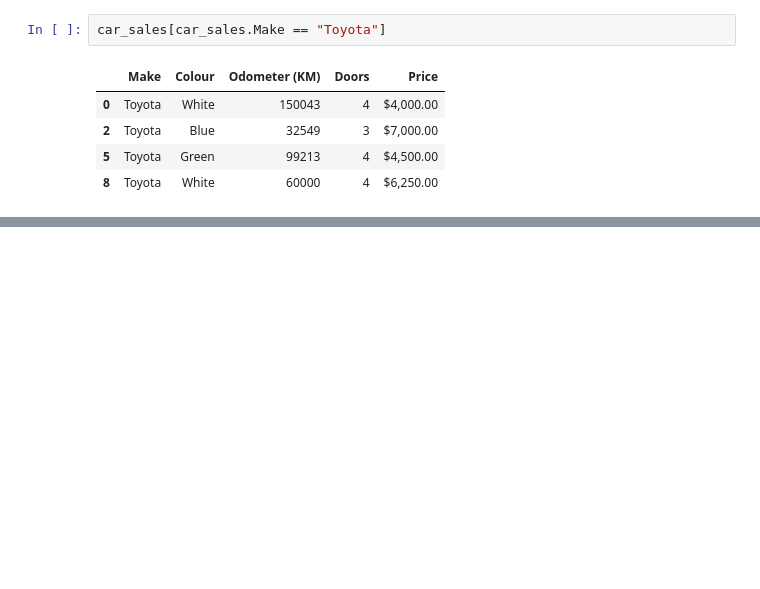
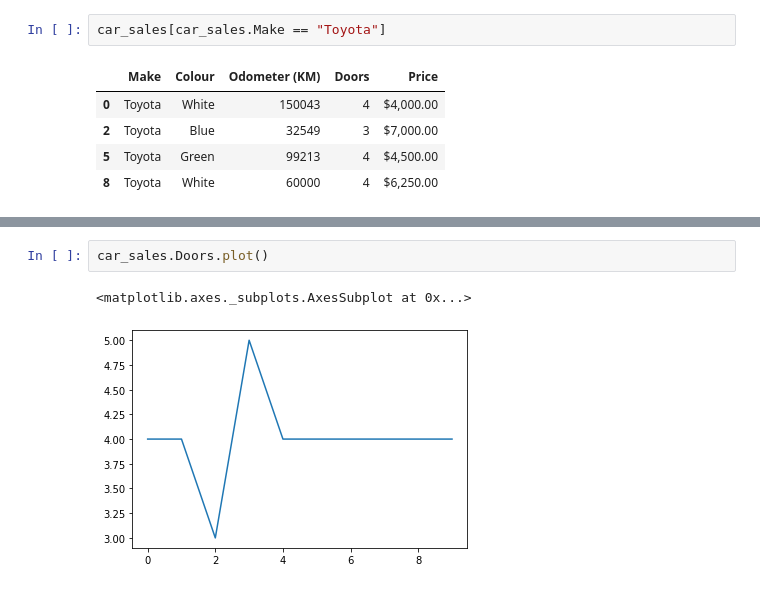
Before and after one commit to Aahra/Jupyter_notebook_projects, a Jupyter notebook: Intro_to_Pandas.ipynb, the cells around one changed output, grey strips where cells are left out. Drawn from its saved outputs; the diff is of its cells as text; blank space fills up the shorter version.

```diff
--- a/Intro_to_Pandas.ipynb
+++ b/Intro_to_Pandas.ipynb
@@ -233,0 +264,5 @@ car_sales[car_sales.Make == "Toyota"]
+# %%
+car_sales.Doors.plot()
+# %% [output]
+<matplotlib.axes._subplots.AxesSubplot at 0x...>
+[figure, added]
```
Also changed, not shown: parts of 12 cells of this notebook.
